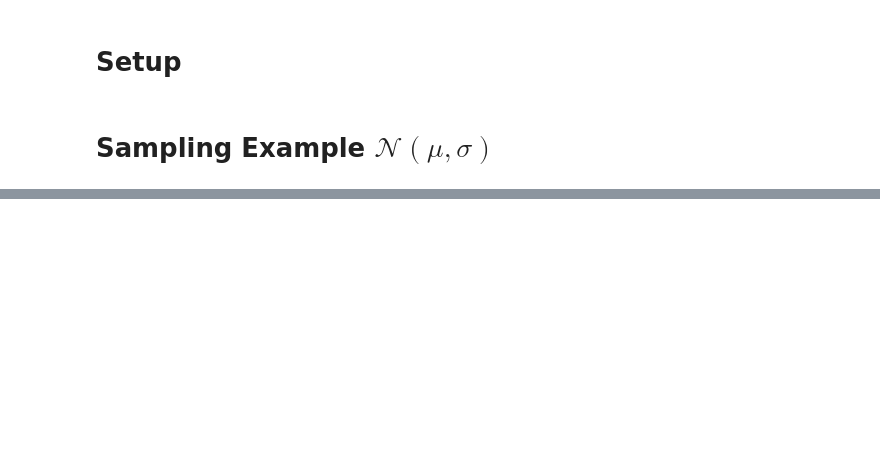
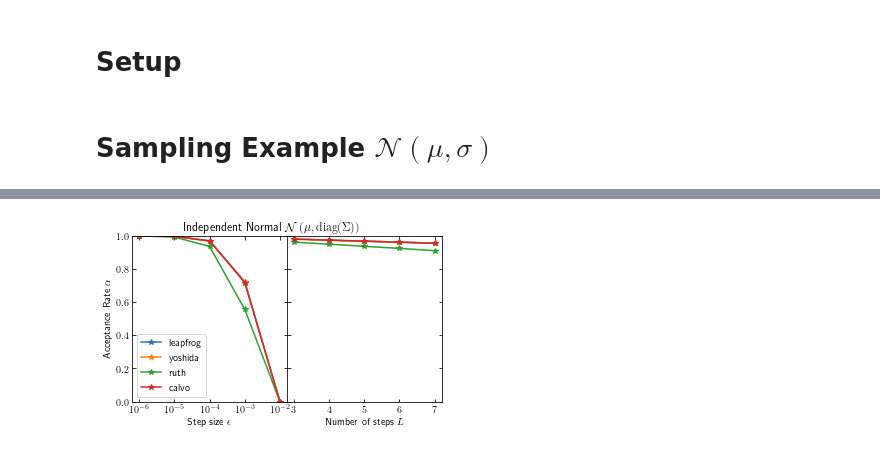
Before and after one commit to maho3/symHMC, a Jupyter notebook: Evaluate.ipynb, the cells around one changed output, grey strips where cells are left out. Cells and saved outputs as stored; diff of their text form; code cells hidden in the pictures; blank space fills up the shorter version.

```diff
--- a/Evaluate.ipynb
+++ b/Evaluate.ipynb
@@ -144,0 +464,37 @@ dist = UnivariateNormal()
+# %%
+ylim = (0, 1)
+
+f = plt.figure(figsize=(5,3))
+gs = mpl.gridspec.GridSpec(1,2, wspace=0)
+
+ax1 = f.add_subplot(gs[0,0])
+
+for sampler in integrators:
+    ax1.semilogx(list(results[name][sampler]['dt'][2].keys()),
+                 list(results[name][sampler]['dt'][2].values()), '-*', label=sampler)
+
+ax1.set_xlabel(r'Step size $\epsilon$')
+ax1.set_ylabel(r'Acceptance Rate $\alpha$')
+ax1.set_ylim(*ylim)
+ax1.set_xticks(list(results[name][sampler]['dt'][2].keys()))
+ax1.legend(ncol=1)
+
+
+ax2 = f.add_subplot(gs[0,1])
+
+for sampler in integrators:
+    ax2.plot(list(results[name][sampler]['L'][2].keys()),
+             list(results[name][sampler]['L'][2].values()), '-*', label=sampler)
+
+ax2.set_xlabel(r'Number of steps $L$')
+ax2.set_ylim(*ylim)
+# ax2.legend(ncol=2)
+ax2.set_xticks(list(results[name][sampler]['L'][2].keys()))
+ax2.yaxis.set_major_formatter(plt.NullFormatter())
+
+f.suptitle(latex, y=1.)
+
+plt.tight_layout()
+f.savefig(imdir+name+'_acc.pdf')
+# %% [output]
+[figure, added]
```
Also changed, not shown: parts of 61 cells of this notebook, 3 other files.
